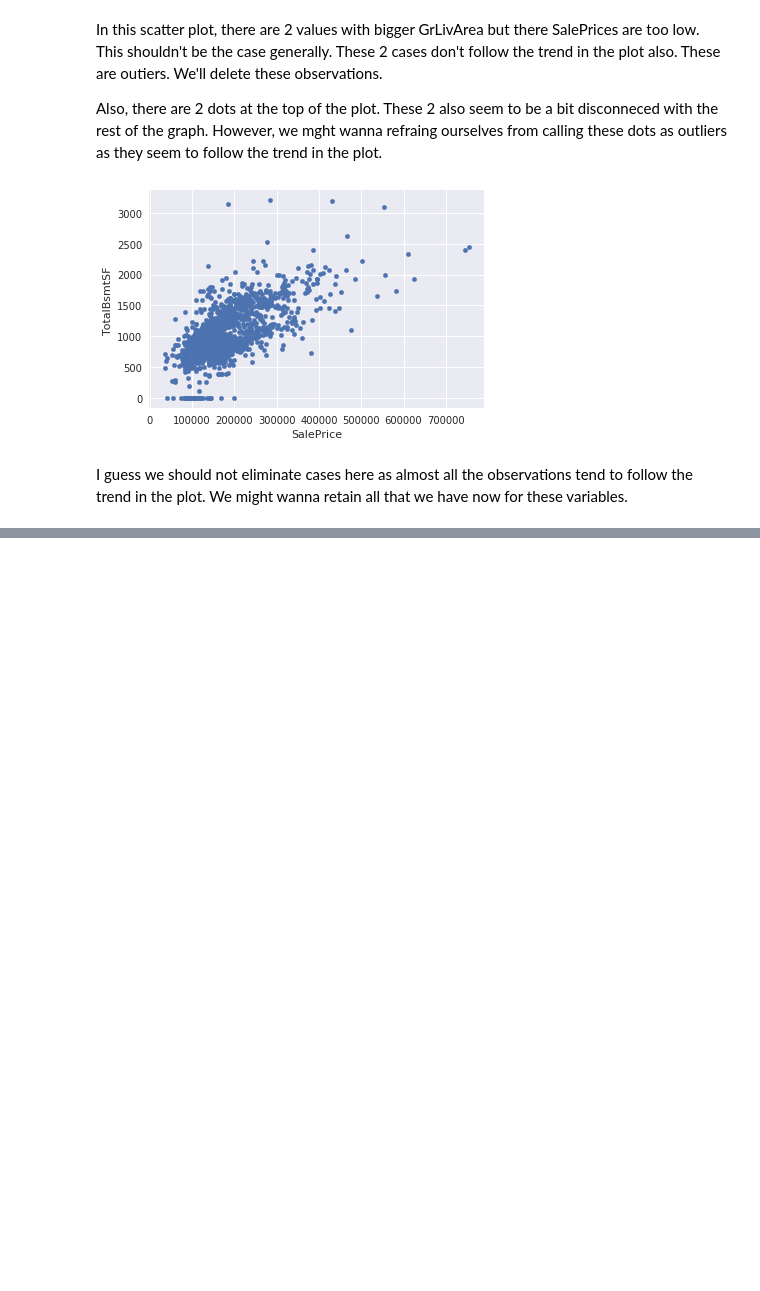
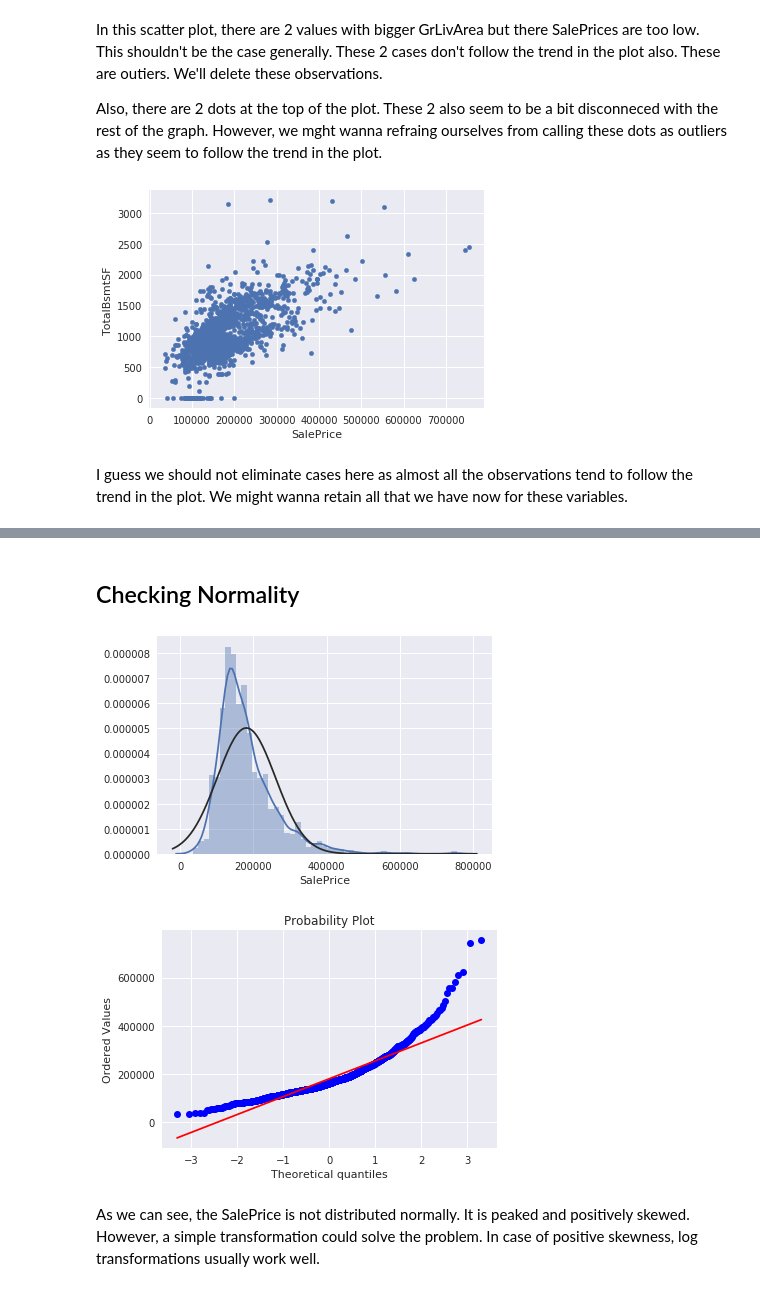
Before and after one commit to PrashantShivajiBhapkar/KaggleNotebooks, a Jupyter notebook: HomePricePrediction.ipynb, the cells around one changed output, grey strips where cells are left out. Saved outputs shown, nothing was run; the diff lists cells and outputs as text; code cells hidden in the pictures; blank space fills up the shorter version.

```diff
--- a/HomePricePrediction.ipynb
+++ b/HomePricePrediction.ipynb
@@ -313,0 +324,11 @@ I guess we should not eliminate cases here as almost all the observations tend t
+# %% [markdown]
+## Checking Normality
+# %%
+sns.distplot(train_df['SalePrice'], fit=norm);
+fig = plt.figure()
+res = stats.probplot(train_df['SalePrice'], plot=plt)
+# %% [output]
+[figure, added]
+[figure, added]
+# %% [markdown]
+As we can see, the SalePrice is not distributed normally. It is peaked and positively skewed. However, a simple transformation could solve the problem. In case of positive skewness, log transformations usually work well.
```
Also changed, not shown: parts of 23 cells of this notebook.
